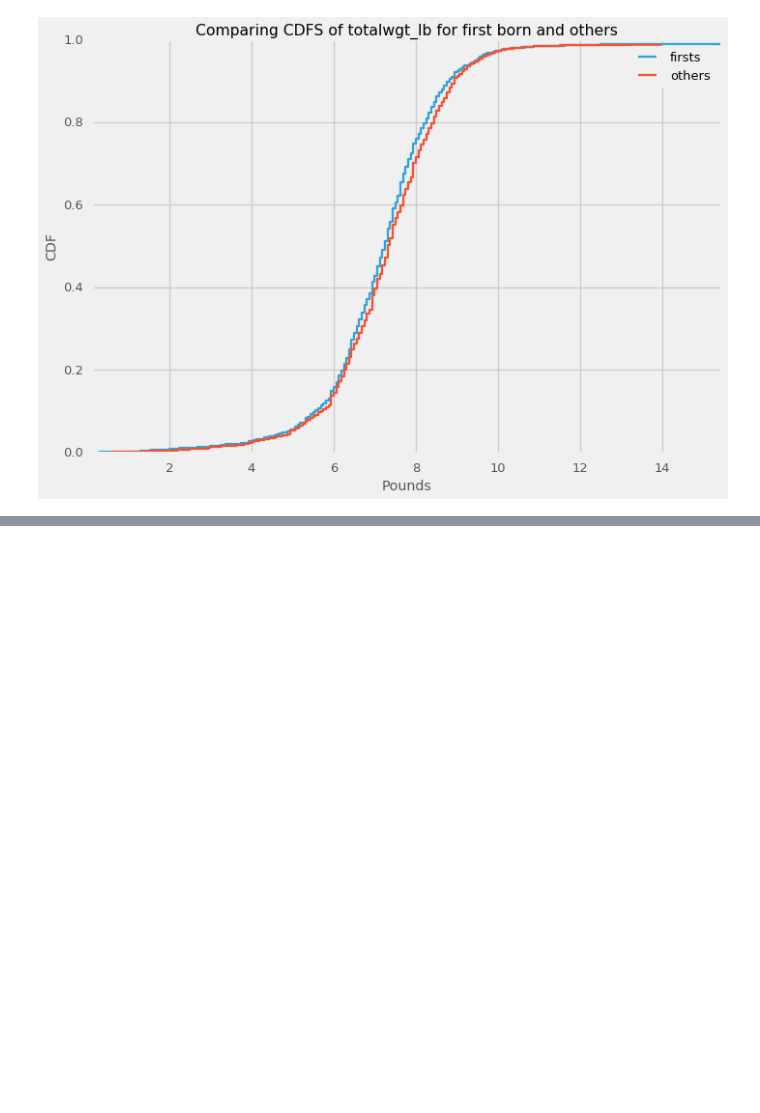
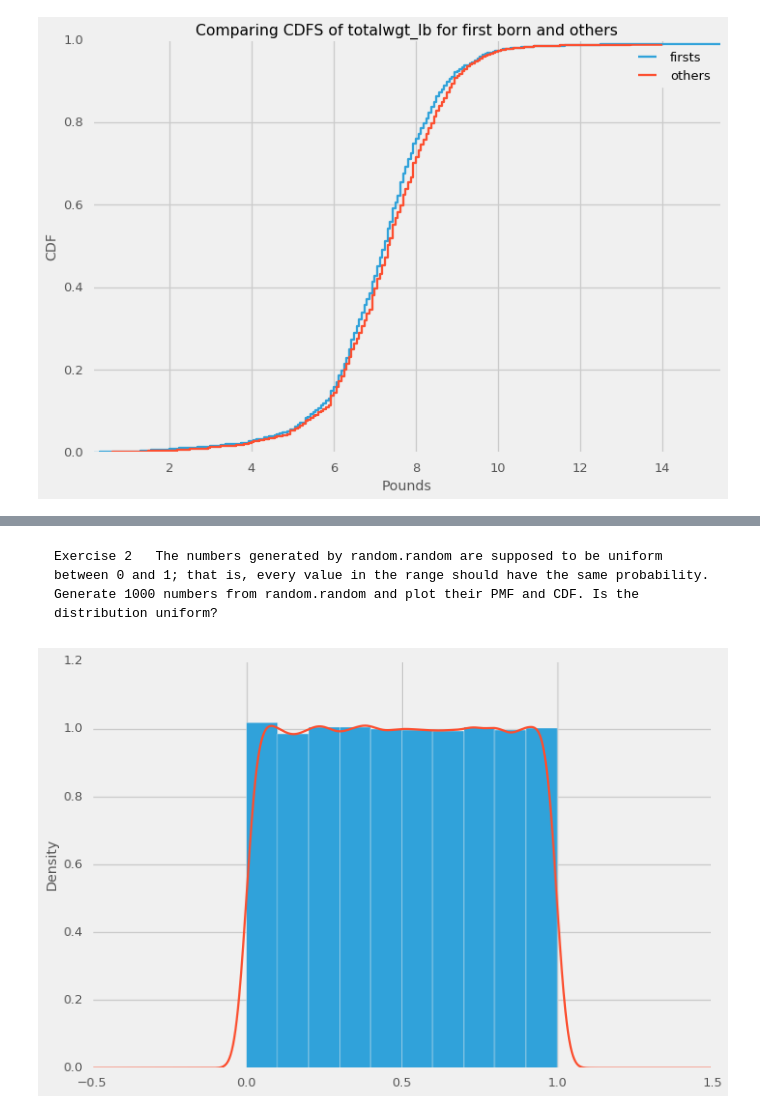
Before and after one commit to doolingdavid/ThinkStats2, a Jupyter notebook: code/thoroughnotes.ipynb, the cells around one changed output, grey strips where cells are left out. Saved outputs shown, nothing was run; the diff lists cells and outputs as text; code cells hidden in the pictures; blank space fills up the shorter version.

````diff
--- a/code/thoroughnotes.ipynb
+++ b/code/thoroughnotes.ipynb
@@ -2105,0 +2261,15 @@ plt.legend();
+# %% [markdown]
+```
+Exercise 2   The numbers generated by random.random are supposed to be uniform between 0 and 1; that is, every value in the range should have the same probability.
+Generate 1000 numbers from random.random and plot their PMF and CDF. Is the distribution uniform?
+```
+# %%
+biglist = np.random.random(100000)
+biglistseries = pd.Series(biglist)
+biglistpmf = biglistseries.value_counts(normalize=True).sort_index()
+biglistcdf = biglistpmf.cumsum()
+# %%
+ax = biglistseries.plot(kind='hist',normed=True)
+biglistseries.plot(kind='kde',ax=ax);
+# %% [output]
+[figure, added]
````
Also changed, not shown: parts of 26 cells of this notebook, 1 other file.
